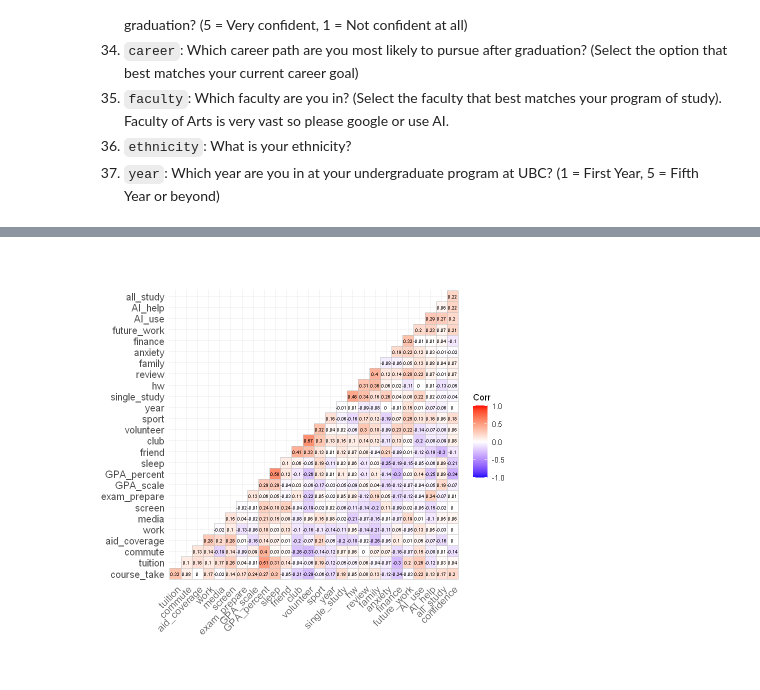
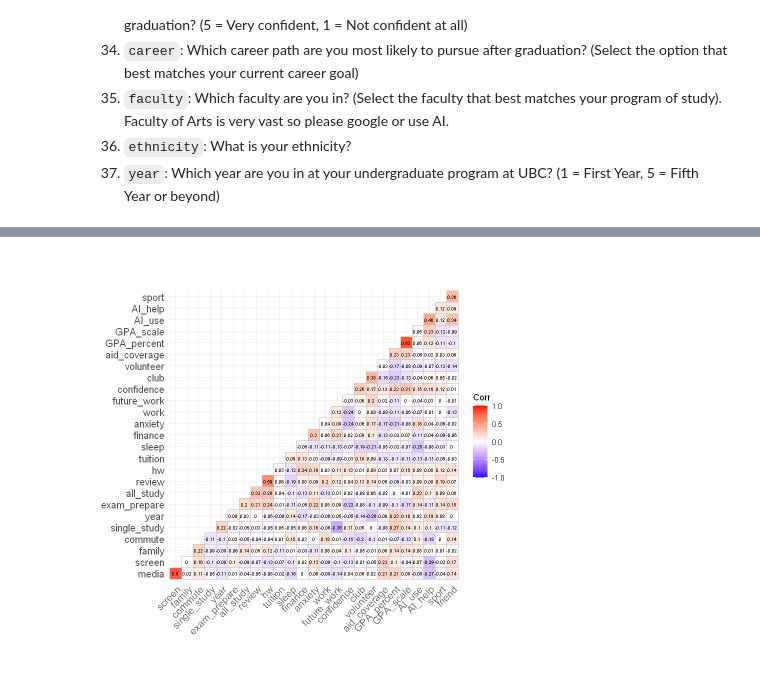
Before and after one commit to Speculatorrr/ECON326-Tuition-on-GPA-Regression, a Jupyter notebook: project.ipynb, the cells around one changed output, grey strips where cells are left out. Saved outputs shown, nothing was run; the diff lists cells and outputs as text; code cells hidden in the pictures.

```diff
--- a/project.ipynb
+++ b/project.ipynb
@@ -17,5 +39,5 @@ library(estimatr)
 url <- "https://raw.githubusercontent.com/Speculatorrr/ECON326/d0e554d0459664e17c4489ca8c08f9e1f0e2406c/Student%20Performance%20Survey%20-%20March%202025.xlsx"
 temp_file <- tempfile(fileext = ".xlsx")
 download.file(url, temp_file, mode = "wb")
-df <- read_excel(temp_file)
+df_ <- read_excel(temp_file)
 # %%
@@ -67,17 +89,20 @@ colnames(df) <- c(
 35. `ethnicity`: What is your ethnicity?
 36. `year`: Which year are you in at your undergraduate program at UBC? (1 = First Year, 5 = Fifth Year or beyond)
 # %%
-df$GPA_percent <- as.numeric(gsub("%", "", df$GPA_percent))
-df$aid_coverage <- as.numeric(gsub("%", "", df$aid_coverage))
+df_$GPA_percent <- as.numeric(gsub("%", "", df_$GPA_percent))
+df_$aid_coverage <- as.numeric(gsub("%", "", df_$aid_coverage))
 
-# Convert to factors
-df[] <- lapply(df, function(x) if (is.character(x)) as.factor(x) else x)
+df_[, c(1:6, 8:16, 18, 20, 22:28, 31, 33, 37)] <-
+  lapply(df_[, c(1:6, 8:16, 18, 20, 22:28, 31, 33, 37)], function(x) as.numeric(as.character(x)))
 
-# Convert to numeric
-df[, c(1:6, 8:16, 18, 20, 22:28, 31, 33, 37)]  <- lapply(df[, c(1:6, 8:16, 18, 20, 22:28, 31, 33, 37)] , as.numeric)
+df_[] <- lapply(df_, function(x) {
+  if (is.character(x)) as.factor(x) else x
+})
 
+df$course_take <- factor(round(df$course_take))
+df <- filter(df, (student != "Domestic (Canadian student)" | (tuition >= 300 & tuition <= 1000))
+                  & tuition != 0)
 df <- drop_na(df)
-df <- filter(df, student=="Domestic (Canadian student)", tuition < 1000)
 head(df)
 # %% [output]
 Warning message:
@@ -121,12 +138,12 @@ A tibble: 6 × 37
 # %%
-numeric_vars <- df[, c(1:6, 8:16, 18, 20, 22:28, 31, 33, 37)]
+numeric_vars <- df[, c(1:5, 8:16, 18, 20, 22:28, 31, 33, 37)]
 
 cor_matrix <- cor(numeric_vars, use = "pairwise.complete.obs")
 
 cor_plot <- ggcorrplot(cor_matrix, hc.order = TRUE, type = "lower",
            lab = TRUE, lab_size = 2, colors = c("blue", "white", "red"))
 
 
 cor_plot
 # %% [output]
-[figure, old version]
+[figure, new version]
```
Also changed, not shown: parts of 12 cells of this notebook.
